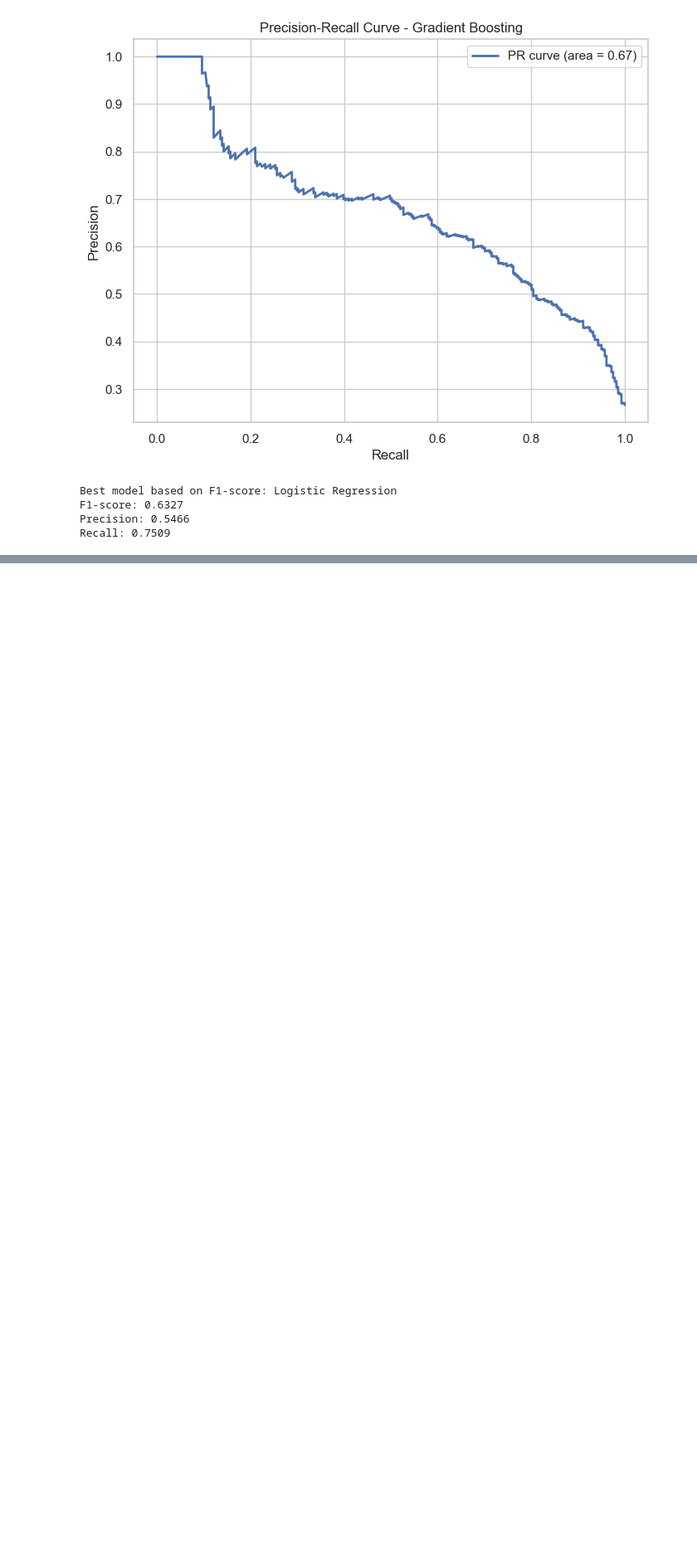
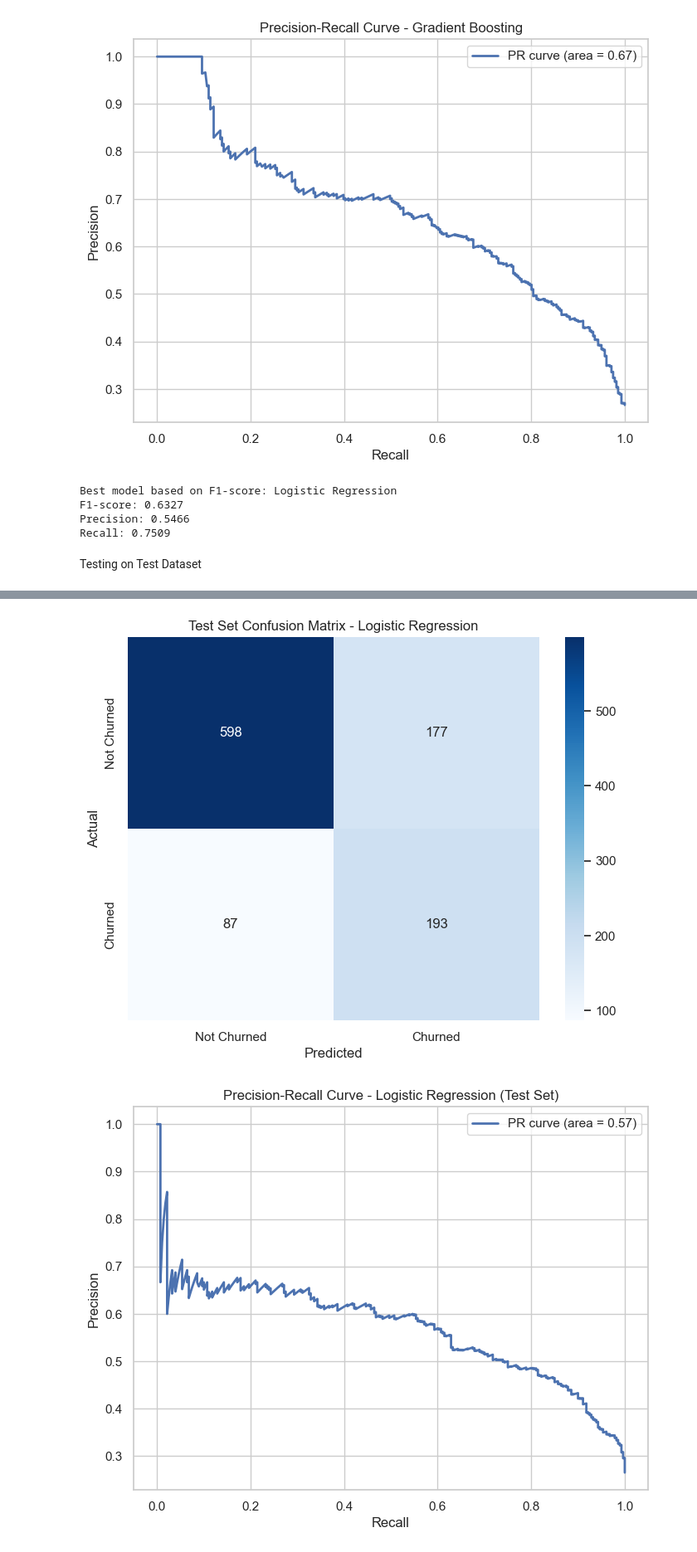
Before and after one commit to Sayeeshwar/churn_prediction, a Jupyter notebook: model.ipynb, the cells around one changed output, grey strips where cells are left out. Shown at 83% size. Cells and saved outputs as stored; diff of their text form; code cells hidden in the pictures; blank space fills up the shorter version.

Commit message:
Add code for testing model and interpreting coefficients

```diff
--- a/model.ipynb
+++ b/model.ipynb
@@ -804,3 +804,80 @@ Best model based on F1-score: Logistic Regression
 F1-score: 0.6327
 Precision: 0.5466
 Recall: 0.7509
+# %% [markdown]
+Testing on Test Dataset
+# %%
+best_model = results['Logistic Regression']['model']
+
+# Make predictions on test set
+test_predictions = best_model.predict(X_test)
+test_probabilities = best_model.predict_proba(X_test)[:,1]
+
+# Calculate metrics
+test_accuracy = accuracy_score(y_test, test_predictions)
+test_precision = precision_score(y_test, test_predictions)
+test_recall = recall_score(y_test, test_predictions)
+test_f1 = f1_score(y_test, test_predictions)
+test_roc_auc = roc_auc_score(y_test, test_probabilities)
+
+# Print test performance metrics
+print(f"\n{'='*50}")
+print("FINAL MODEL EVALUATION ON TEST SET")
+print(f"{'='*50}")
+print(f"Accuracy: {test_accuracy:.4f}")
+print(f"Precision: {test_precision:.4f}")
+print(f"Recall: {test_recall:.4f}")
+print(f"F1-Score: {test_f1:.4f}")
+print(f"ROC-AUC: {test_roc_auc:.4f}")
+
+print("\nTest Set Classification Report:")
+print(classification_report(y_test, test_predictions))
+
+plt.figure(figsize=(8, 6))
+test_cm = confusion_matrix(y_test, test_predictions)
+sns.heatmap(test_cm, annot=True, fmt='d', cmap='Blues',
+            xticklabels=['Not Churned', 'Churned'],
+            yticklabels=['Not Churned', 'Churned'])
+plt.xlabel('Predicted')
+plt.ylabel('Actual')
+plt.title('Test Set Confusion Matrix - Logistic Regression')
+plt.show()
+
+test_pr_auc = plot_precision_recall_curve(y_test, test_probabilities, "Logistic Regression (Test Set)")
+
+# Compare validation and test performance
+performance_comparison = pd.DataFrame({
+    'Metric': ['Accuracy', 'Precision', 'Recall', 'F1-Score', 'ROC-AUC'],
+    'Validation Set': [
+        results['Logistic Regression']['accuracy'],
+        results['Logistic Regression']['precision'],
+        results['Logistic Regression']['recall'],
+        results['Logistic Regression']['f1_score'],
+        results['Logistic Regression']['roc_auc']
+    ],
+    'Test Set': [test_accuracy, test_precision, test_recall, test_f1, test_roc_auc]
+})
+
+print("\nValidation vs Test Performance:")
+print(performance_comparison)
+
+# Calculate performance differences
+performance_comparison['Difference'] = performance_comparison['Validation Set'] - performance_comparison['Test Set']
+performance_comparison['Percent Change'] = (performance_comparison['Difference'] / performance_comparison['Validation Set'] * 100).round(2)
+print("\nPerformance Difference (Validation - Test):")
+print(performance_comparison[['Metric', 'Difference', 'Percent Change']])
+
+# Extract and analyze feature coefficients
+if hasattr(best_model, 'coef_'):
+    coefficients = best_model.coef_[0]
+    feature_importance = pd.DataFrame({
+        'Feature': X_train.columns,
+        'Coefficient': coefficients
+    }).sort_values('Coefficient', ascending=False)
+
+    print("\nTop 10 Factors INCREASING Churn Probability:")
+    print(feature_importance.head(10))
+
+    print("\nTop 10 Factors DECREASING Churn Probability:")
+    print(feature_importance.tail(10))
+# %% [output]
@@ -806,0 +902,2 @@ Recall: 0.7509
+[figure, added]
+[figure, added]
```
Also changed, not shown: parts of 2 cells of this notebook, 2 other files.
